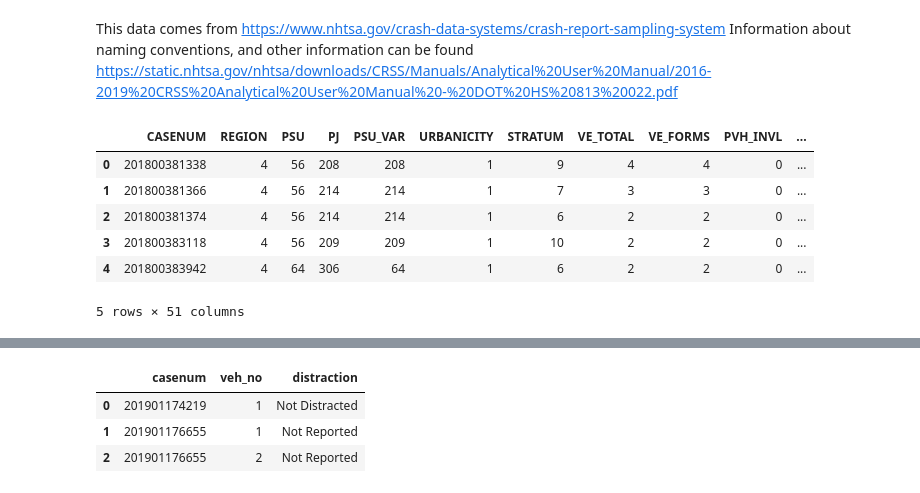
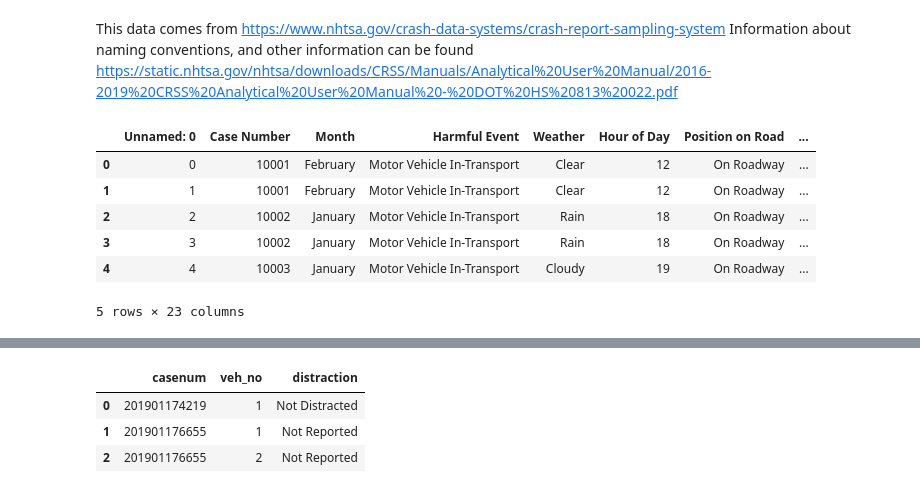
Before and after one commit to amburu4159/group-3-ku042021, a Jupyter notebook: segment-1/Exploration.ipynb, the cells around one changed output, grey strips where cells are left out. Cells and saved outputs as stored; diff of their text form; code cells hidden in the pictures.

```diff
--- a/segment-1/Exploration.ipynb
+++ b/segment-1/Exploration.ipynb
@@ -28,12 +28,12 @@ dfs = files.copy()
 for key in dfs:
     dfs[key] = pd.read_csv(dfs[key])
 # %%
-dfs['ACCIDENT2018'].head()
+dfs['fatalities'].head()
 # %% [output]
-|  | CASENUM | REGION | PSU | PJ | PSU_VAR | URBANICITY | STRATUM | VE_TOTAL | VE_FORMS | PVH_INVL | ... |
-| 0 | 201800381338 | 4 | 56 | 208 | 208 | 1 | 9 | 4 | 4 | 0 | ... |
-| 1 | 201800381366 | 4 | 56 | 214 | 214 | 1 | 7 | 3 | 3 | 0 | ... |
-| 2 | 201800381374 | 4 | 56 | 214 | 214 | 1 | 6 | 2 | 2 | 0 | ... |
-| 3 | 201800383118 | 4 | 56 | 209 | 209 | 1 | 10 | 2 | 2 | 0 | ... |
-| 4 | 201800383942 | 4 | 64 | 306 | 64 | 1 | 6 | 2 | 2 | 0 | ... |
+|  | Unnamed: 0 | Case Number | Month | Harmful Event | Weather | Hour of Day | Position on Road | ... |
+| 0 | 0 | 10001 | February | Motor Vehicle In-Transport | Clear | 12 | On Roadway | ... |
+| 1 | 1 | 10001 | February | Motor Vehicle In-Transport | Clear | 12 | On Roadway | ... |
+| 2 | 2 | 10002 | January | Motor Vehicle In-Transport | Rain | 18 | On Roadway | ... |
+| 3 | 3 | 10002 | January | Motor Vehicle In-Transport | Rain | 18 | On Roadway | ... |
+| 4 | 4 | 10003 | January | Motor Vehicle In-Transport | Cloudy | 19 | On Roadway | ... |
-5 rows × 51 columns
+5 rows × 23 columns
```
Also changed, not shown: parts of 6 cells of this notebook, 3 other files.
